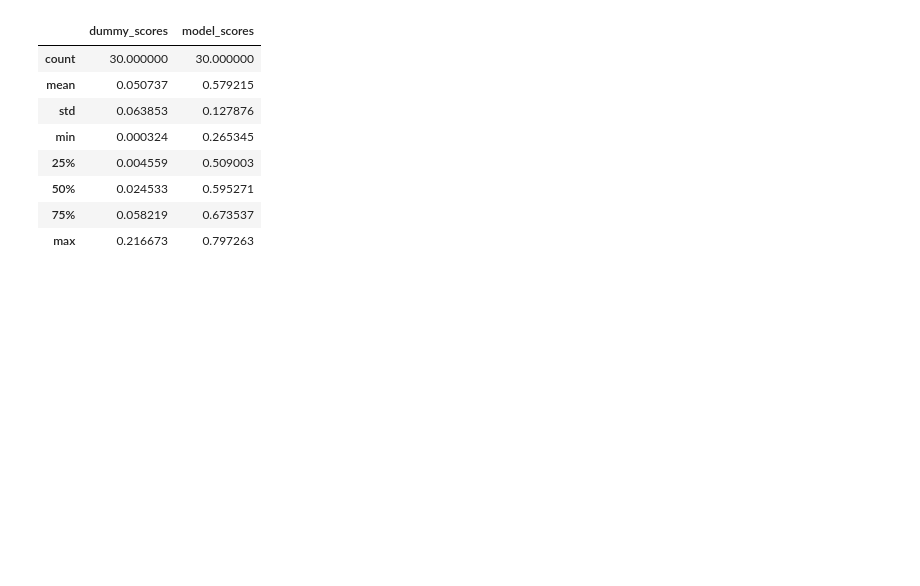
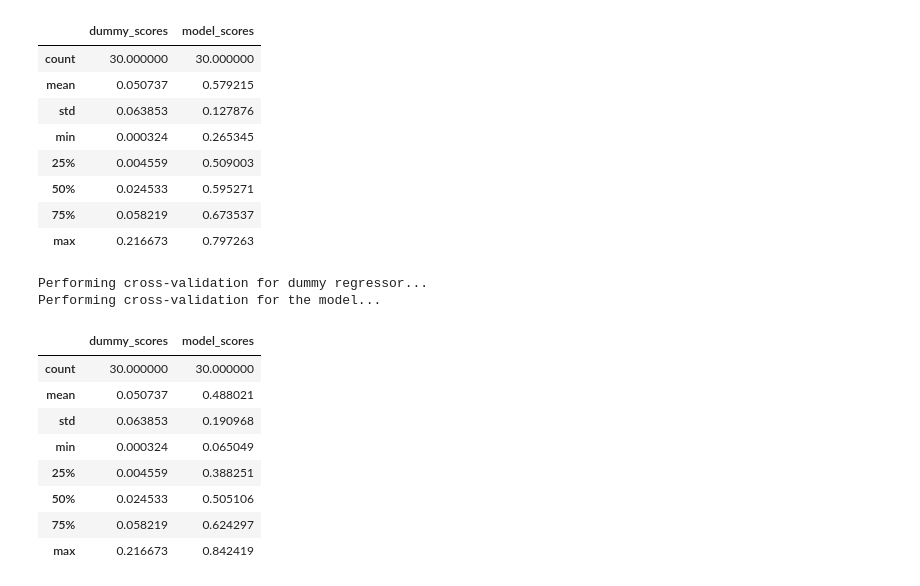
Before and after one commit to ozuromo/crime-analysis, a Jupyter notebook: NOTEBOOKS/analysis_zones.ipynb, the cells around one changed output. Saved outputs shown, nothing was run; the diff lists cells and outputs as text; code cells hidden in the pictures; blank space fills up the shorter version.

```diff
--- a/NOTEBOOKS/analysis_zones.ipynb
+++ b/NOTEBOOKS/analysis_zones.ipynb
@@ -544,6 +610,14 @@ data_lag
 # %%
 X = data_lag.drop(columns='crimes')
 y = data_lag['crimes']
+
+from sklearn.model_selection import RepeatedKFold
+
+cv = RepeatedKFold(
+    n_splits=10,
+    n_repeats=3,
+    random_state=123,
+)
 # %%
 from sklearn.feature_selection import VarianceThreshold
 from sklearn.ensemble import GradientBoostingRegressor
@@ -572,3 +646,27 @@ Performing cross-validation for the model...
 | 50% | 0.024533 | 0.595271 |
 | 75% | 0.058219 | 0.673537 |
 | max | 0.216673 | 0.797263 |
+# %%
+from xgboost import XGBRegressor
+
+xgb = XGBRegressor(
+    eval_metric='mae',
+    n_estimators=5000,
+    learning_rate=0.001,
+)
+
+score = 'r2'
+df = compare_metric_with_dummy(xgb, score, vt.fit_transform(X), y, cv)
+df.abs().describe()
+# %% [output]
+Performing cross-validation for dummy regressor...
+Performing cross-validation for the model...
+|  | dummy_scores | model_scores |
+| count | 30.000000 | 30.000000 |
+| mean | 0.050737 | 0.488021 |
+| std | 0.063853 | 0.190968 |
+| min | 0.000324 | 0.065049 |
+| 25% | 0.004559 | 0.388251 |
+| 50% | 0.024533 | 0.505106 |
+| 75% | 0.058219 | 0.624297 |
+| max | 0.216673 | 0.842419 |
```
Also changed, not shown: parts of 14 cells of this notebook.
